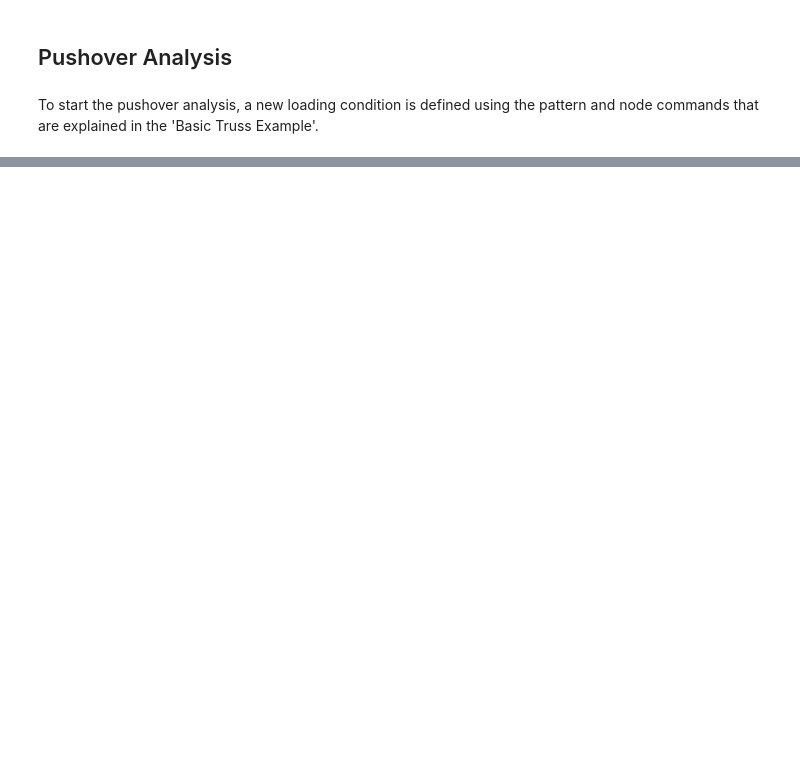
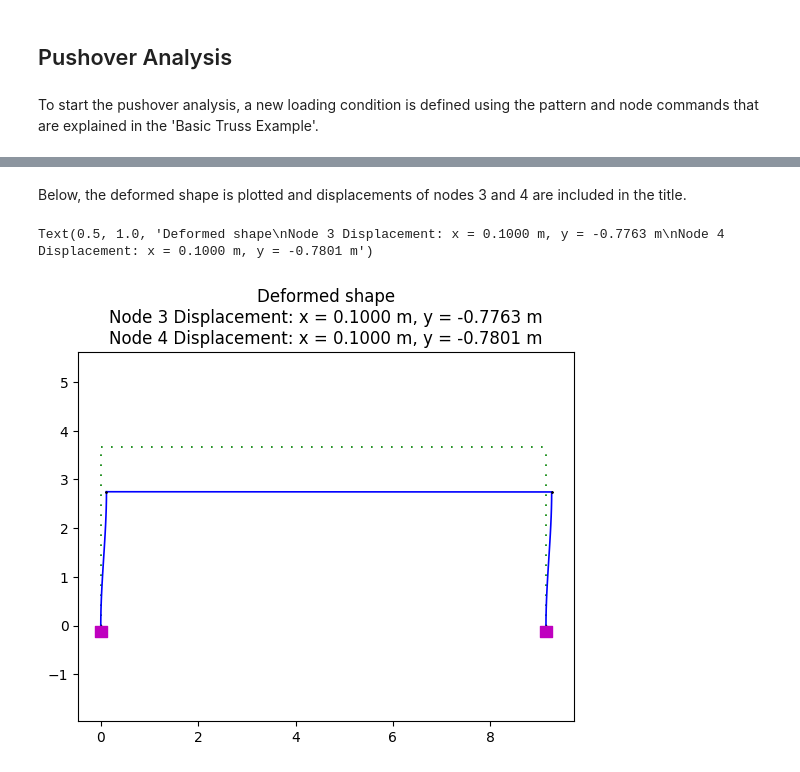
Before and after one commit to JoshKeighley01/CMC02, a Jupyter notebook: Reinforced Concrete Frame Analysis.ipynb, the cells around one changed output, grey strips where cells are left out. Cells and saved outputs as stored; diff of their text form; code cells hidden in the pictures; blank space fills up the shorter version.

```diff
--- a/Reinforced Concrete Frame Analysis.ipynb
+++ b/Reinforced Concrete Frame Analysis.ipynb
@@ -298,16 +272,10 @@ Passed!
 # %% [markdown]
 To start the pushover analysis, a new loading condition is defined using the pattern and node commands that are explained in the 'Basic Truss Example'.
 # %%
-# Define lateral loads
-# --------------------
-
-# Set some parameters
-H = 10.0  # Reference lateral load
-
 # Set lateral load pattern with a Linear TimeSeries
 ops.pattern('Plain', 2, 1)
 
 # Create nodal loads at nodes 3 & 4
 #      node FX  FY
-ops.load(3, H, 0.0)
-ops.load(4, H, 0.0)
+ops.load(3, 10, 0.0, 0.0)
+ops.load(4, 10, 0.0, 0.0)
@@ -408,0 +297,14 @@ OpenSees > analyze failed, returned: -2 error flag
+# %% [markdown]
+Below, the deformed shape is plotted and displacements of nodes 3 and 4 are included in the title.
+# %%
+n3x = ops.nodeDisp(3, 1)
+n3y = ops.nodeDisp(3, 2)
+
+n4x = ops.nodeDisp(4, 1)
+n4y = ops.nodeDisp(4, 2)
+
+opsv.plot_defo()
+plt.title(f'Deformed shape\nNode 3 Displacement: x = {n3x:.4f} m, y = {n3y:.4f} m\nNode 4 Displacement: x = {n4x:.4f} m, y = {n4y:.4f} m')
+# %% [output]
+Text(0.5, 1.0, 'Deformed shape\nNode 3 Displacement: x = 0.1000 m, y = -0.7763 m\nNode 4 Displacement: x = 0.1000 m, y = -0.7801 m')
+[figure, added]
```
Also changed, not shown: parts of 19 cells of this notebook.
